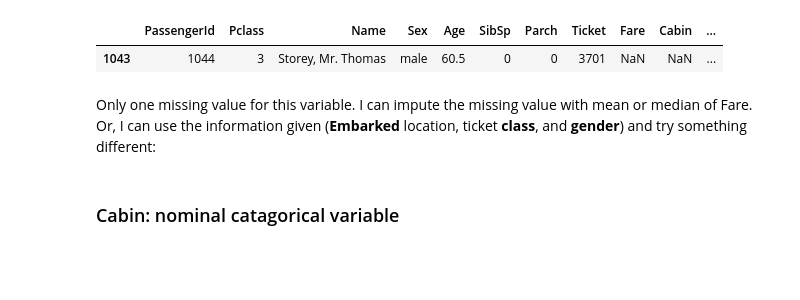
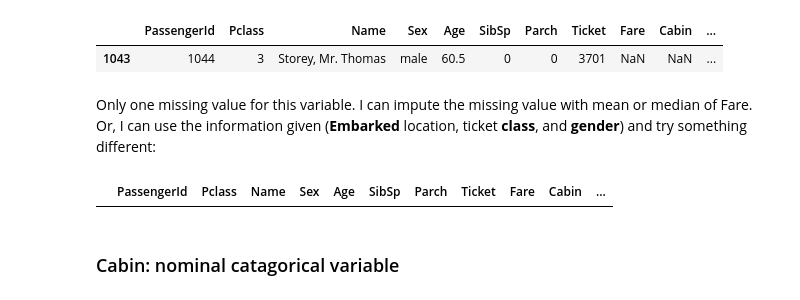
Before and after one commit to zhangyang2017/kaggle-Titanic, a Jupyter notebook: EDA.ipynb, the cells around one changed output. Cells and saved outputs as stored; diff of their text form; code cells hidden in the pictures; blank space fills up the shorter version.

```diff
--- a/EDA.ipynb
+++ b/EDA.ipynb
@@ -214,7 +216,9 @@ impute_value = X[(X.Pclass == 3) &
 # %%
 ## replace the test.fare null values with test.fare median
 X.Fare.fillna(impute_value, inplace=True)
-#X[X.Fare.isnull()]
+X[X.Fare.isnull()]
+# %% [output]
+|  | PassengerId | Pclass | Name | Sex | Age | SibSp | Parch | Ticket | Fare | Cabin | ... |
 # %% [markdown]
 ### Cabin: nominal catagorical variable
 # %%
```
Also changed, not shown: parts of 16 cells of this notebook, 1 other file.
